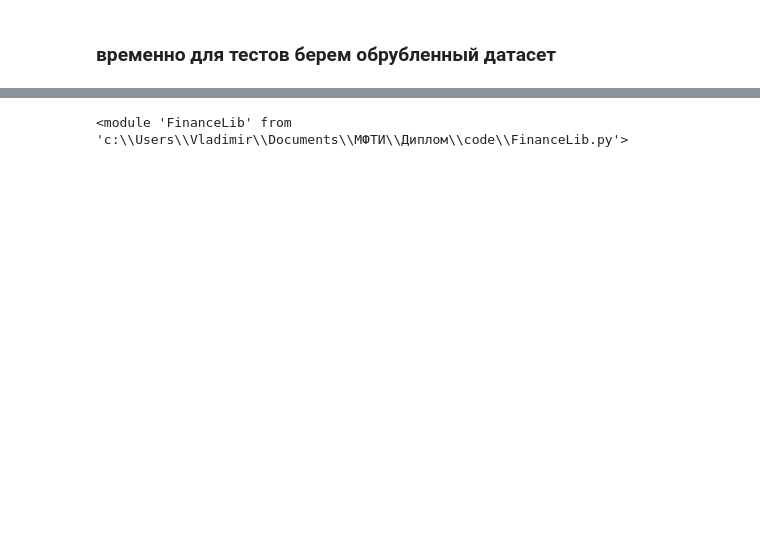
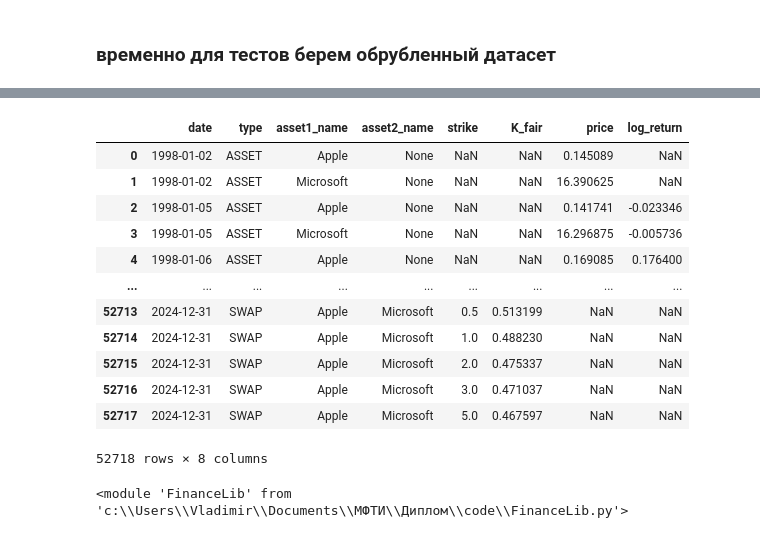
Before and after one commit to Vladimir119/diplom, a Jupyter notebook: main.ipynb, the cells around one changed output, grey strips where cells are left out. Drawn from its saved outputs; the diff is of its cells as text; code cells hidden in the pictures; blank space fills up the shorter version.

```diff
--- a/main.ipynb
+++ b/main.ipynb
@@ -401,3 +415,19 @@ df = FinanceLib.build_correlation_swap_ml_dataset(prices_short, T_array=(0.25, 0
+# %%
+df
+# %% [output]
+|  | date | type | asset1_name | asset2_name | strike | K_fair | price | log_return |
+| 0 | 1998-01-02 | ASSET | Apple | None | NaN | NaN | 0.145089 | NaN |
+| 1 | 1998-01-02 | ASSET | Microsoft | None | NaN | NaN | 16.390625 | NaN |
+| 2 | 1998-01-05 | ASSET | Apple | None | NaN | NaN | 0.141741 | -0.023346 |
+| 3 | 1998-01-05 | ASSET | Microsoft | None | NaN | NaN | 16.296875 | -0.005736 |
+| 4 | 1998-01-06 | ASSET | Apple | None | NaN | NaN | 0.169085 | 0.176400 |
+| ... | ... | ... | ... | ... | ... | ... | ... | ... |
+| 52713 | 2024-12-31 | SWAP | Apple | Microsoft | 0.5 | 0.513199 | NaN | NaN |
+| 52714 | 2024-12-31 | SWAP | Apple | Microsoft | 1.0 | 0.488230 | NaN | NaN |
+| 52715 | 2024-12-31 | SWAP | Apple | Microsoft | 2.0 | 0.475337 | NaN | NaN |
+| 52716 | 2024-12-31 | SWAP | Apple | Microsoft | 3.0 | 0.471037 | NaN | NaN |
+| 52717 | 2024-12-31 | SWAP | Apple | Microsoft | 5.0 | 0.467597 | NaN | NaN |
+52718 rows × 8 columns
 # %%
 # моя собственная библиотека для финансовых расчетов
 import importlib
```
Also changed, not shown: parts of 4 cells of this notebook.
